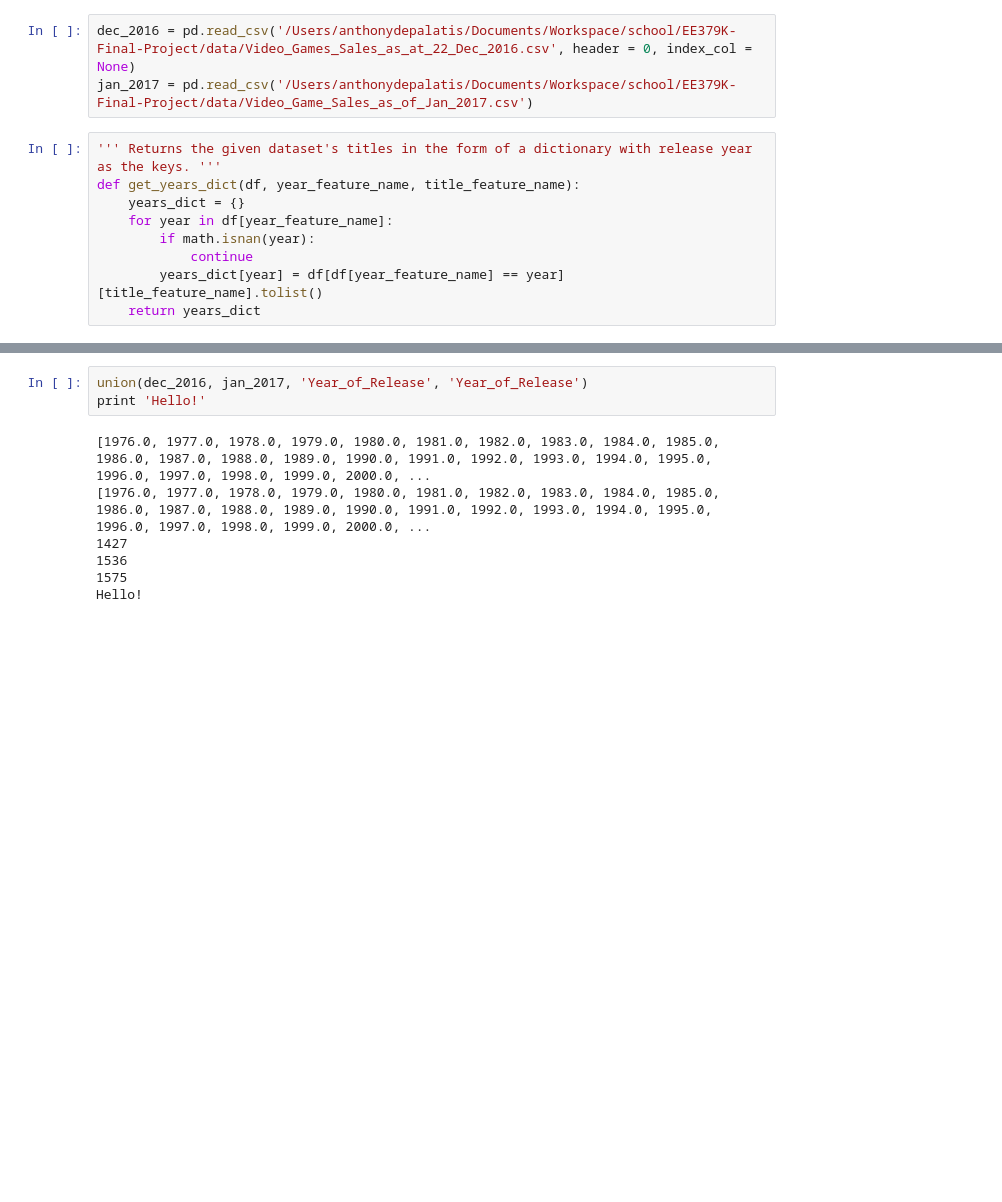
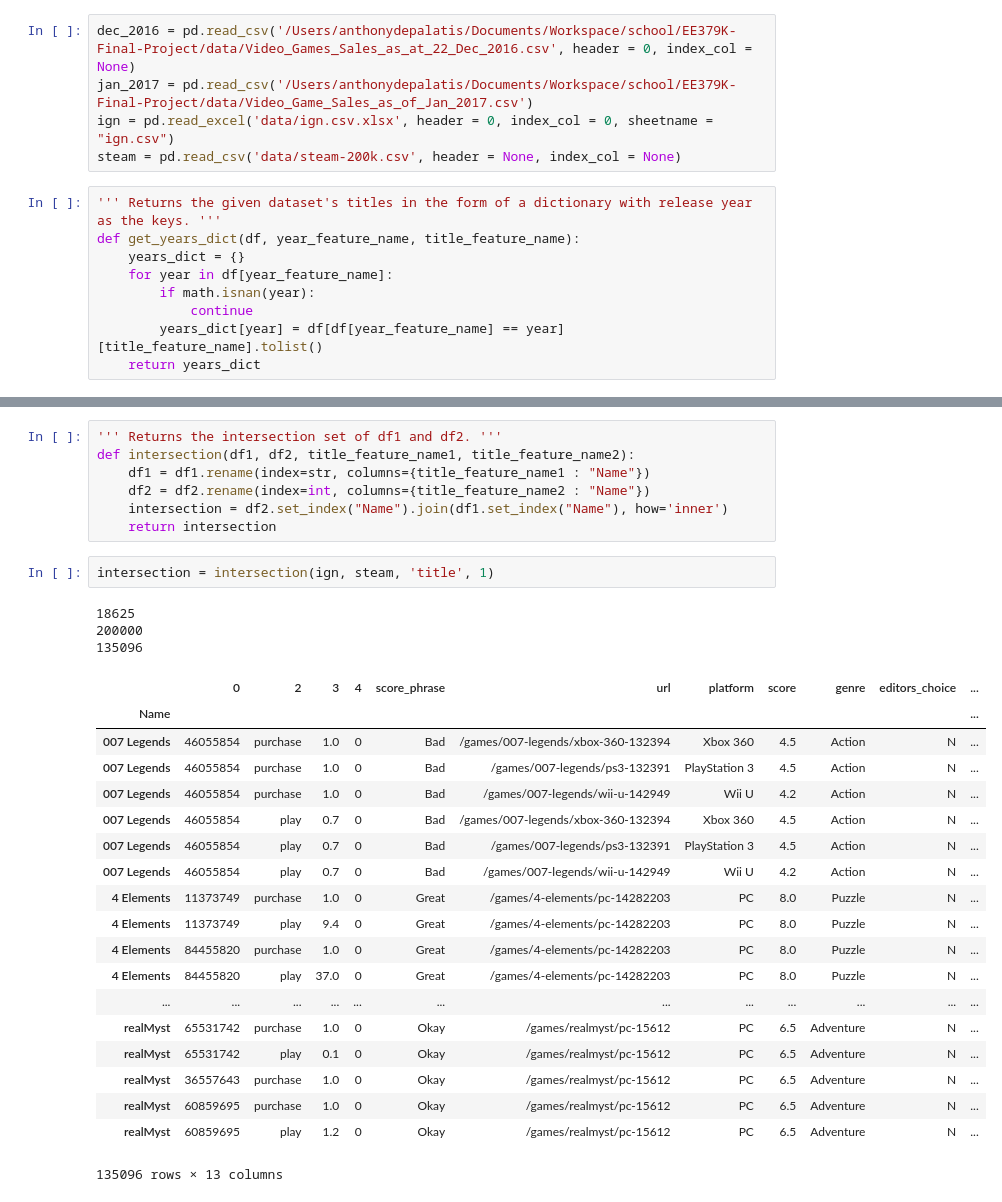
Before and after one commit to adepalatis/EE379K-Final-Project, a Jupyter notebook: preprocessing.ipynb, the cells around one changed output, grey strips where cells are left out. Cells and saved outputs as stored; diff of their text form; blank space fills up the shorter version.

Commit message:
Added intersection function to preprocessing code

```diff
--- a/preprocessing.ipynb
+++ b/preprocessing.ipynb
@@ -6,6 +6,8 @@ import math
 # %%
 dec_2016 = pd.read_csv('/Users/anthonydepalatis/Documents/Workspace/school/EE379K-Final-Project/data/Video_Games_Sales_as_at_22_Dec_2016.csv', header = 0, index_col = None)
 jan_2017 = pd.read_csv('/Users/anthonydepalatis/Documents/Workspace/school/EE379K-Final-Project/data/Video_Game_Sales_as_of_Jan_2017.csv')
+ign = pd.read_excel('data/ign.csv.xlsx', header = 0, index_col = 0, sheetname = "ign.csv")
+steam = pd.read_csv('data/steam-200k.csv', header = None, index_col = None)
 # %%
 ''' Returns the given dataset's titles in the form of a dictionary with release year as the keys. '''
 def get_years_dict(df, year_feature_name, title_feature_name):
@@ -44,11 +38,33 @@ def union(df1, df2, yrs_label1, yrs_label2):
     return union
-# %%
-union(dec_2016, jan_2017, 'Year_of_Release', 'Year_of_Release')
-print 'Hello!'
-# %% [output]
-[1976.0, 1977.0, 1978.0, 1979.0, 1980.0, 1981.0, 1982.0, 1983.0, 1984.0, 1985.0, 1986.0, 1987.0, 1988.0, 1989.0, 1990.0, 1991.0, 1992.0, 1993.0, 1994.0, 1995.0, 1996.0, 1997.0, 1998.0, 1999.0, 2000.0, ...
-[1976.0, 1977.0, 1978.0, 1979.0, 1980.0, 1981.0, 1982.0, 1983.0, 1984.0, 1985.0, 1986.0, 1987.0, 1988.0, 1989.0, 1990.0, 1991.0, 1992.0, 1993.0, 1994.0, 1995.0, 1996.0, 1997.0, 1998.0, 1999.0, 2000.0, ...
-1427
-1536
-1575
-Hello!
+# %%
+''' Returns the intersection set of df1 and df2. '''
+def intersection(df1, df2, title_feature_name1, title_feature_name2):
+    df1 = df1.rename(index=str, columns={title_feature_name1 : "Name"})
+    df2 = df2.rename(index=int, columns={title_feature_name2 : "Name"})
+    intersection = df2.set_index("Name").join(df1.set_index("Name"), how='inner')
+    return intersection
+# %%
+intersection = intersection(ign, steam, 'title', 1)
+# %% [output]
+18625
+200000
+135096
+|  | 0 | 2 | 3 | 4 | score_phrase | url | platform | score | genre | editors_choice | ... |
+| Name |  |  |  |  |  |  |  |  |  |  | ... |
+| 007 Legends | 46055854 | purchase | 1.0 | 0 | Bad | /games/007-legends/xbox-360-132394 | Xbox 360 | 4.5 | Action | N | ... |
+| 007 Legends | 46055854 | purchase | 1.0 | 0 | Bad | /games/007-legends/ps3-132391 | PlayStation 3 | 4.5 | Action | N | ... |
+| 007 Legends | 46055854 | purchase | 1.0 | 0 | Bad | /games/007-legends/wii-u-142949 | Wii U | 4.2 | Action | N | ... |
+| 007 Legends | 46055854 | play | 0.7 | 0 | Bad | /games/007-legends/xbox-360-132394 | Xbox 360 | 4.5 | Action | N | ... |
+| 007 Legends | 46055854 | play | 0.7 | 0 | Bad | /games/007-legends/ps3-132391 | PlayStation 3 | 4.5 | Action | N | ... |
+| 007 Legends | 46055854 | play | 0.7 | 0 | Bad | /games/007-legends/wii-u-142949 | Wii U | 4.2 | Action | N | ... |
+| 4 Elements | 11373749 | purchase | 1.0 | 0 | Great | /games/4-elements/pc-14282203 | PC | 8.0 | Puzzle | N | ... |
+| 4 Elements | 11373749 | play | 9.4 | 0 | Great | /games/4-elements/pc-14282203 | PC | 8.0 | Puzzle | N | ... |
+| 4 Elements | 84455820 | purchase | 1.0 | 0 | Great | /games/4-elements/pc-14282203 | PC | 8.0 | Puzzle | N | ... |
+| 4 Elements | 84455820 | play | 37.0 | 0 | Great | /games/4-elements/pc-14282203 | PC | 8.0 | Puzzle | N | ... |
+| ... | ... | ... | ... | ... | ... | ... | ... | ... | ... | ... | ... |
+| realMyst | 65531742 | purchase | 1.0 | 0 | Okay | /games/realmyst/pc-15612 | PC | 6.5 | Adventure | N | ... |
+| realMyst | 65531742 | play | 0.1 | 0 | Okay | /games/realmyst/pc-15612 | PC | 6.5 | Adventure | N | ... |
+| realMyst | 36557643 | purchase | 1.0 | 0 | Okay | /games/realmyst/pc-15612 | PC | 6.5 | Adventure | N | ... |
+| realMyst | 60859695 | purchase | 1.0 | 0 | Okay | /games/realmyst/pc-15612 | PC | 6.5 | Adventure | N | ... |
+| realMyst | 60859695 | play | 1.2 | 0 | Okay | /games/realmyst/pc-15612 | PC | 6.5 | Adventure | N | ... |
+135096 rows × 13 columns
```
Also changed, not shown: parts of 1 cell of this notebook, 2 other files.
